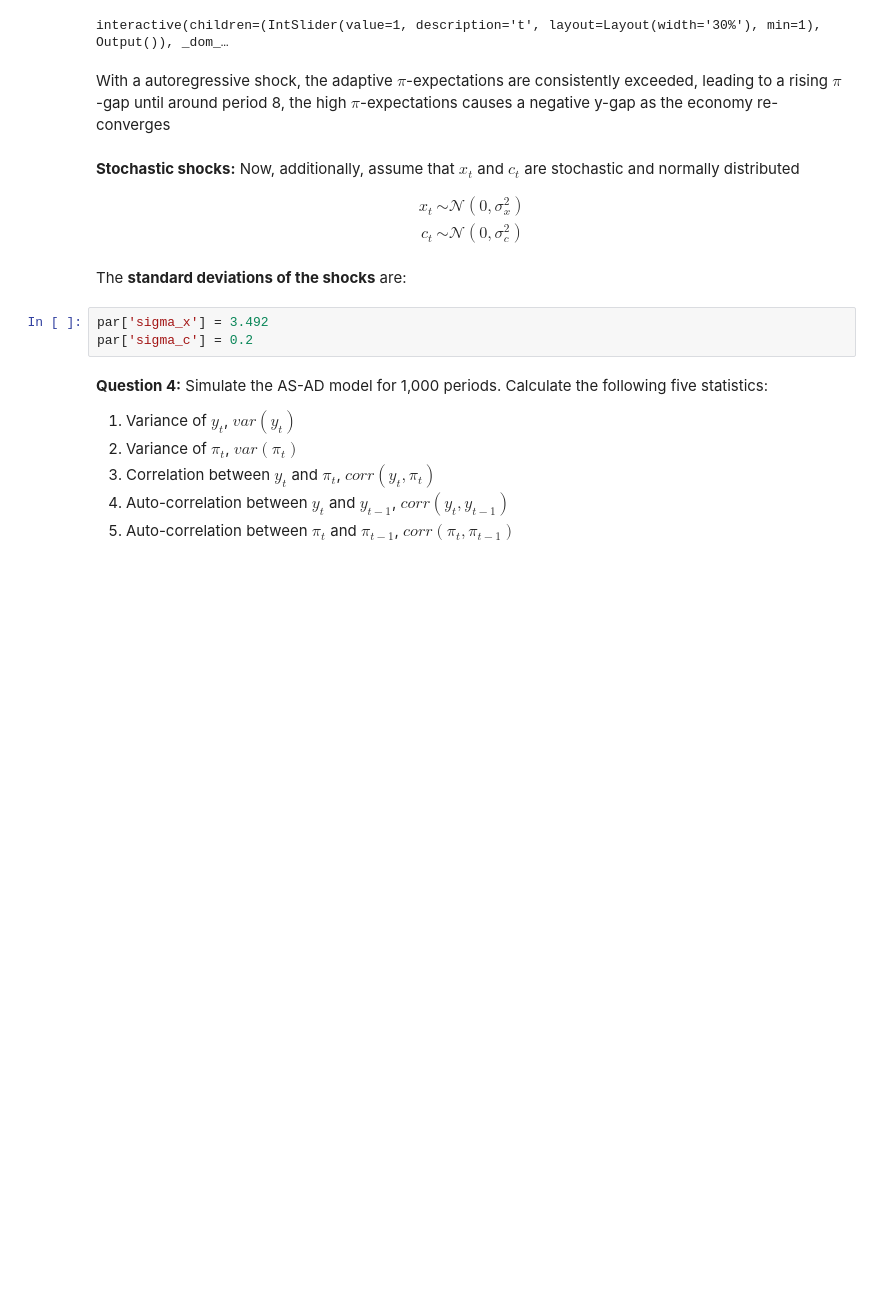
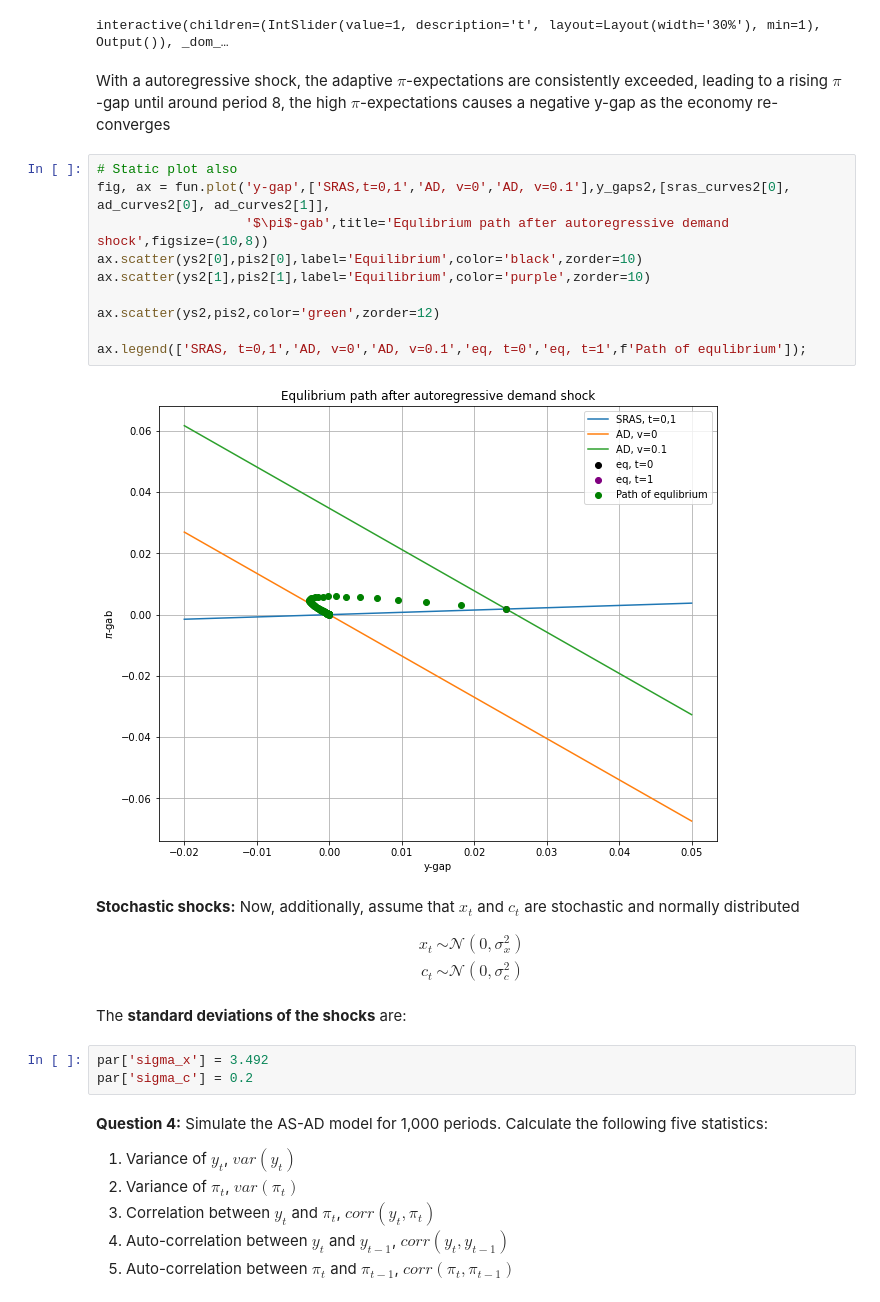
Before and after one commit to AskerNC/exercises-2021, a Jupyter notebook: Exam_2019/Asker_solution2021.ipynb, the cells around one changed output. Saved outputs shown, nothing was run; the diff lists cells and outputs as text; blank space fills up the shorter version.

```diff
--- a/Exam_2019/Asker_solution2021.ipynb
+++ b/Exam_2019/Asker_solution2021.ipynb
@@ -615,6 +625,18 @@ interact(interactive_figure, t=widgets.IntSlider(min=1,max=t,step=1,value=1,layo
 interactive(children=(IntSlider(value=1, description='t', layout=Layout(width='30%'), min=1), Output()), _dom_…
 # %% [markdown]
 With a autoregressive shock, the adaptive $\pi$-expectations are consistently exceeded, leading to a rising $\pi$-gap until around period 8, the high $\pi$-expectations causes a negative y-gap as the economy re-converges
+# %%
+# Static plot also
+fig, ax = fun.plot('y-gap',['SRAS,t=0,1','AD, v=0','AD, v=0.1'],y_gaps2,[sras_curves2[0], ad_curves2[0], ad_curves2[1]],
+                   '$\pi$-gab',title='Equlibrium path after autoregressive demand shock',figsize=(10,8))
+ax.scatter(ys2[0],pis2[0],label='Equilibrium',color='black',zorder=10)
+ax.scatter(ys2[1],pis2[1],label='Equilibrium',color='purple',zorder=10)
+
+ax.scatter(ys2,pis2,color='green',zorder=12)
+
+ax.legend(['SRAS, t=0,1','AD, v=0','AD, v=0.1','eq, t=0','eq, t=1',f'Path of equlibrium']);
+# %% [output]
+[figure, added]
 # %% [markdown]
 **Stochastic shocks:** Now, additionally, assume that $x_t$ and $c_t$ are stochastic and normally distributed
 
```
Also changed, not shown: parts of 78 cells of this notebook, 4 other files.
